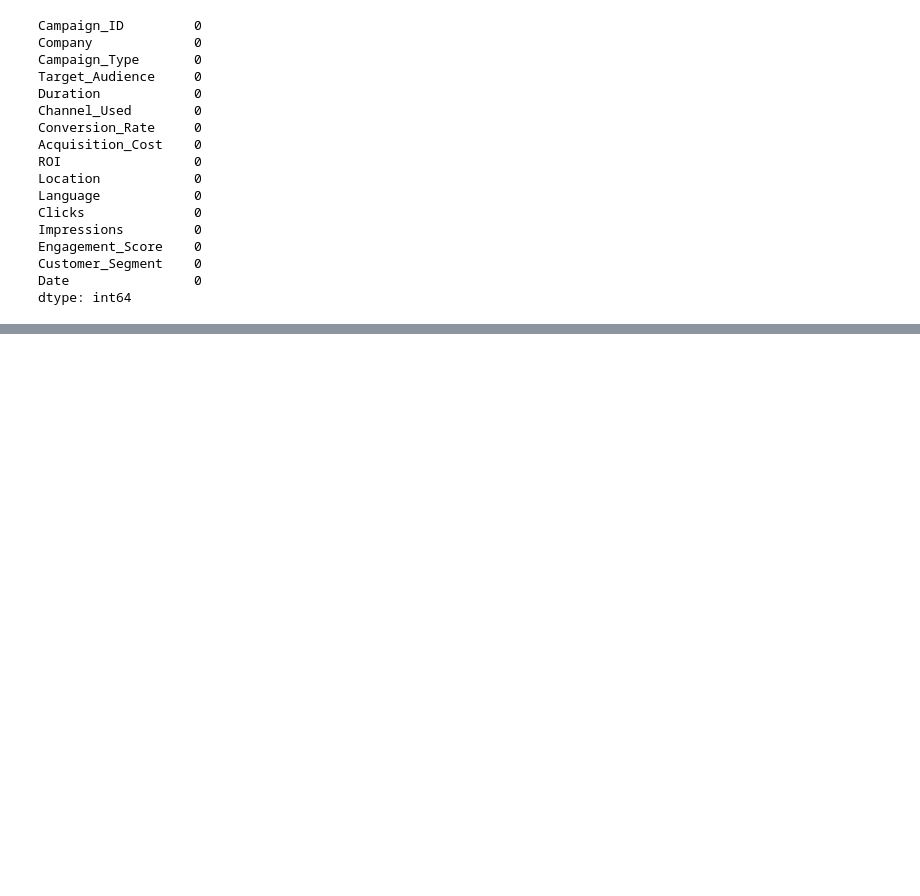
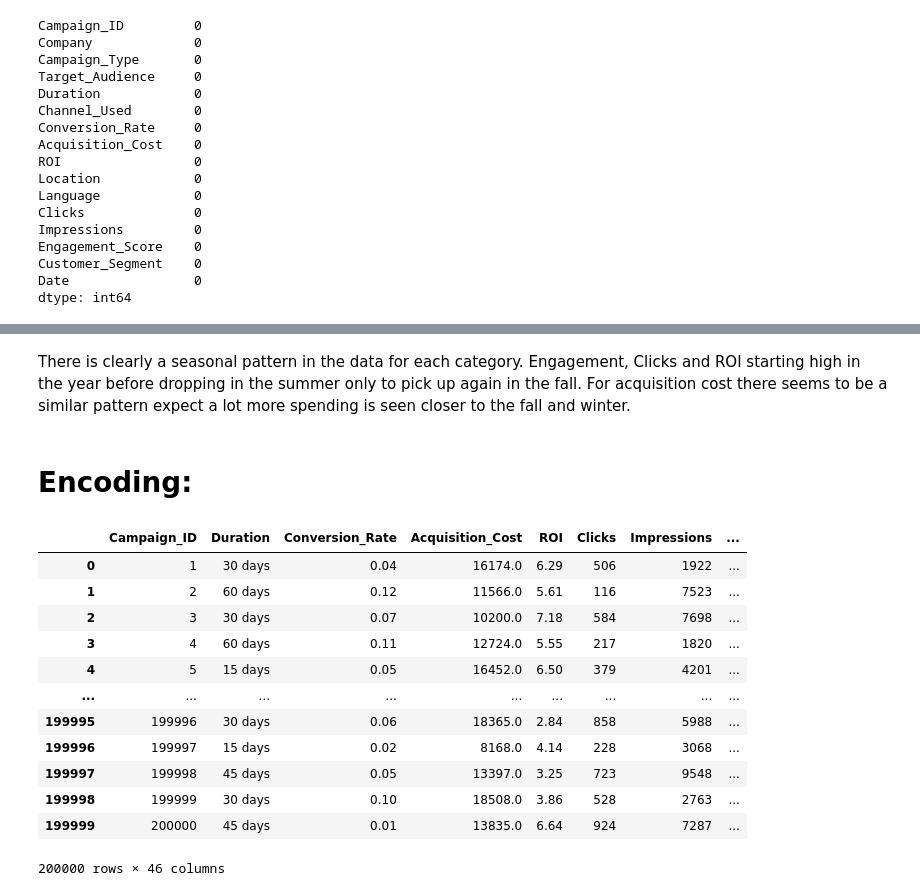
Before and after one commit to nikonlikes/DSSproject, a Jupyter notebook: dataExplor.ipynb, the cells around one changed output, grey strips where cells are left out. Drawn from its saved outputs; the diff is of its cells as text; code cells hidden in the pictures; blank space fills up the shorter version.

```diff
--- a/dataExplor.ipynb
+++ b/dataExplor.ipynb
@@ -38,0 +181,47 @@ dtype: int64
+# %% [markdown]
+There is clearly a seasonal pattern in the data for each category. Engagement, Clicks and ROI starting high in the year before dropping in the summer only to pick up again in the fall. For acquisition cost there seems to be a similar pattern expect a lot more spending is seen closer to the fall and winter.
+# %% [markdown]
+# Encoding:
+# %%
+# One‐hot encode the following columns
+df_encoded = pd.get_dummies(
+    df,
+    columns=[
+        'Campaign_Type',
+        'Target_Audience',
+        'Company',
+        'Channel_Used',
+        'Location',
+        'Language',
+        'Customer_Segment'
+    ],
+    drop_first=False
+)
+
+
+# mapping from “Duration” column to ordinal integers
+duration_map = {
+    '15 days': 0,
+    '30 days': 1,
+    '45 days': 2,
+    '60 days': 3
+}
+
+# Apply the mapping
+df_encoded['Duration_encoded'] = df_encoded['Duration'].replace(duration_map)
+
+df_encoded
+# %% [output]
+|  | Campaign_ID | Duration | Conversion_Rate | Acquisition_Cost | ROI | Clicks | Impressions | ... |
+| 0 | 1 | 30 days | 0.04 | 16174.0 | 6.29 | 506 | 1922 | ... |
+| 1 | 2 | 60 days | 0.12 | 11566.0 | 5.61 | 116 | 7523 | ... |
+| 2 | 3 | 30 days | 0.07 | 10200.0 | 7.18 | 584 | 7698 | ... |
+| 3 | 4 | 60 days | 0.11 | 12724.0 | 5.55 | 217 | 1820 | ... |
+| 4 | 5 | 15 days | 0.05 | 16452.0 | 6.50 | 379 | 4201 | ... |
+| ... | ... | ... | ... | ... | ... | ... | ... | ... |
+| 199995 | 199996 | 30 days | 0.06 | 18365.0 | 2.84 | 858 | 5988 | ... |
+| 199996 | 199997 | 15 days | 0.02 | 8168.0 | 4.14 | 228 | 3068 | ... |
+| 199997 | 199998 | 45 days | 0.05 | 13397.0 | 3.25 | 723 | 9548 | ... |
+| 199998 | 199999 | 30 days | 0.10 | 18508.0 | 3.86 | 528 | 2763 | ... |
+| 199999 | 200000 | 45 days | 0.01 | 13835.0 | 6.64 | 924 | 7287 | ... |
+200000 rows × 46 columns
```
Also changed, not shown: parts of 9 cells of this notebook.
